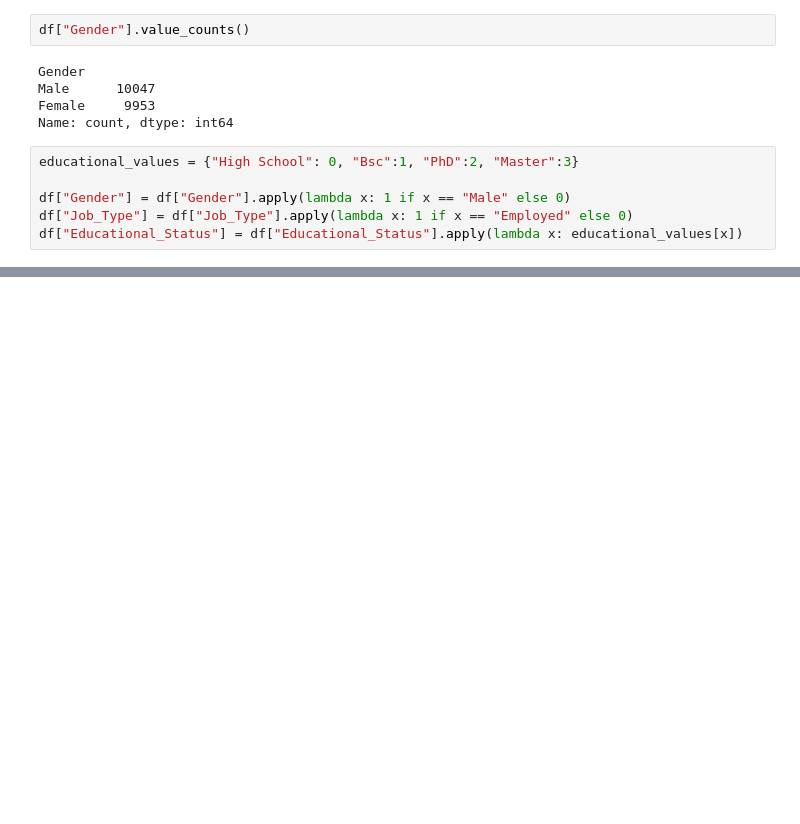
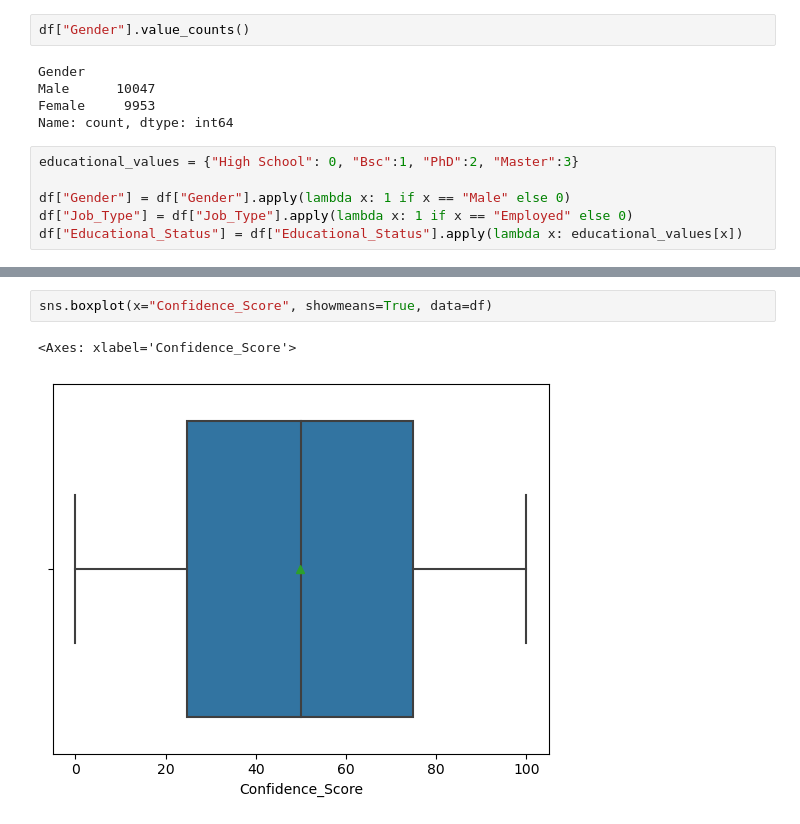
Before and after one commit to MaukanMir/Valentine-Classifier, a Jupyter notebook: training.ipynb, the cells around one changed output, grey strips where cells are left out. Drawn from its saved outputs; the diff is of its cells as text; blank space fills up the shorter version.

```diff
--- a/training.ipynb
+++ b/training.ipynb
@@ -131,0 +129,5 @@ df
+# %%
+sns.boxplot(x="Confidence_Score", showmeans=True, data=df)
+# %% [output]
+<Axes: xlabel='Confidence_Score'>
+[figure, added]
```
Also changed, not shown: parts of 5 cells of this notebook.
